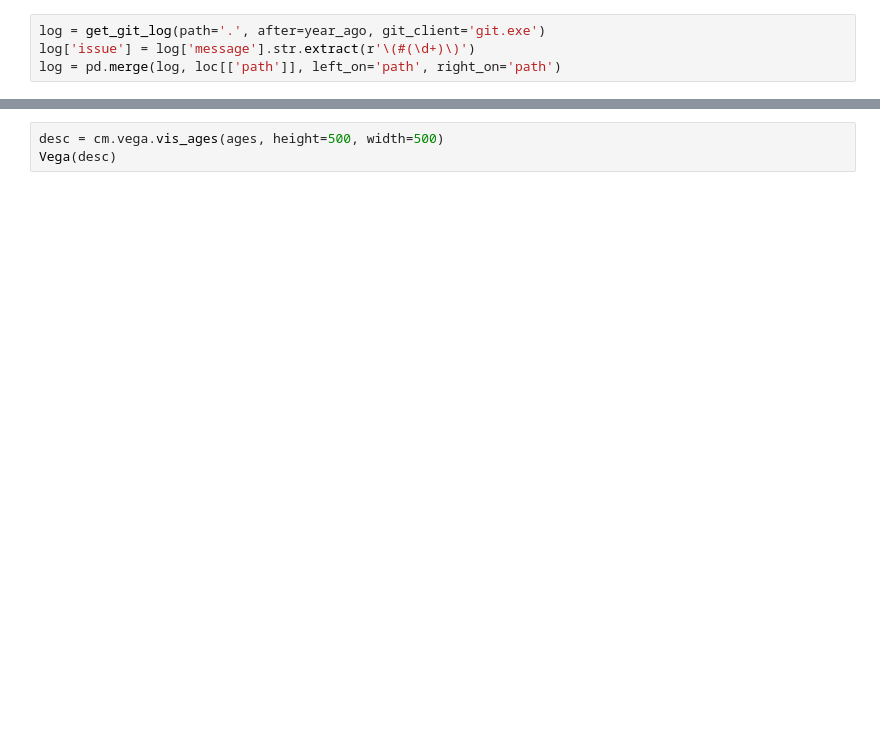
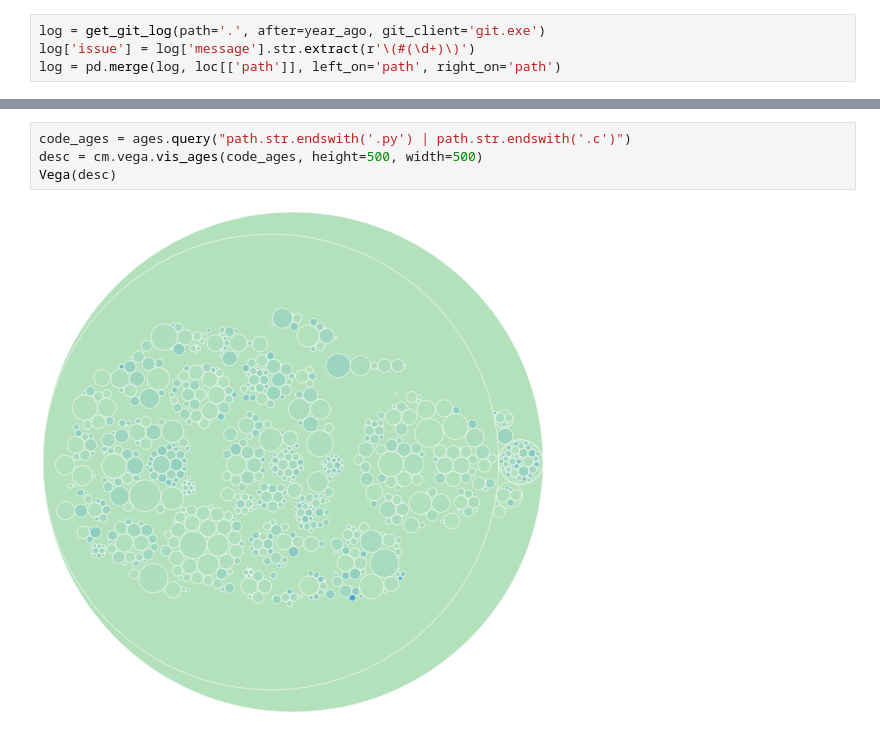
Before and after one commit to elmotec/codemetrics, a Jupyter notebook: notebooks/pandas.ipynb, the cells around one changed output, grey strips where cells are left out. Drawn from its saved outputs; the diff is of its cells as text; blank space fills up the shorter version.

```diff
--- a/notebooks/pandas.ipynb
+++ b/notebooks/pandas.ipynb
@@ -84,3 +101,6 @@ alt.vconcat(top, bottom)
 # %%
-desc = cm.vega.vis_ages(ages, height=500, width=500)
+code_ages = ages.query("path.str.endswith('.py') | path.str.endswith('.c')")
+desc = cm.vega.vis_ages(code_ages, height=500, width=500)
 Vega(desc)
+# %% [output]
+[figure, added]
```
Also changed, not shown: parts of 27 cells of this notebook, 11 other files.
